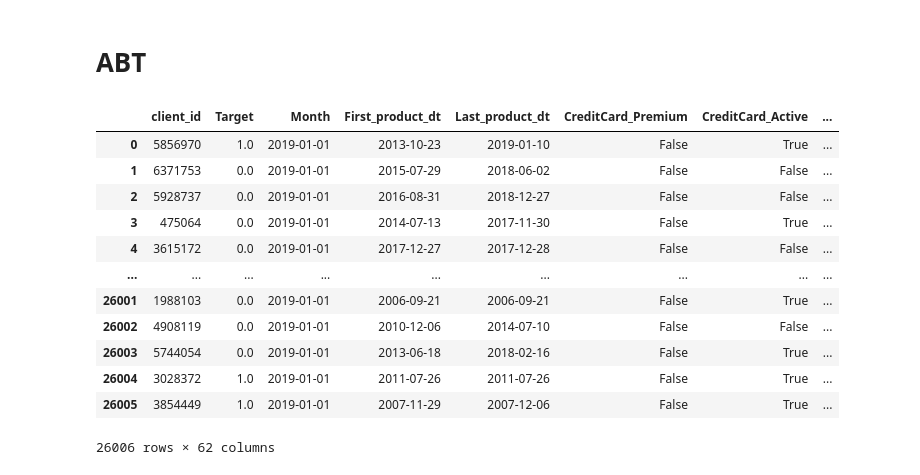
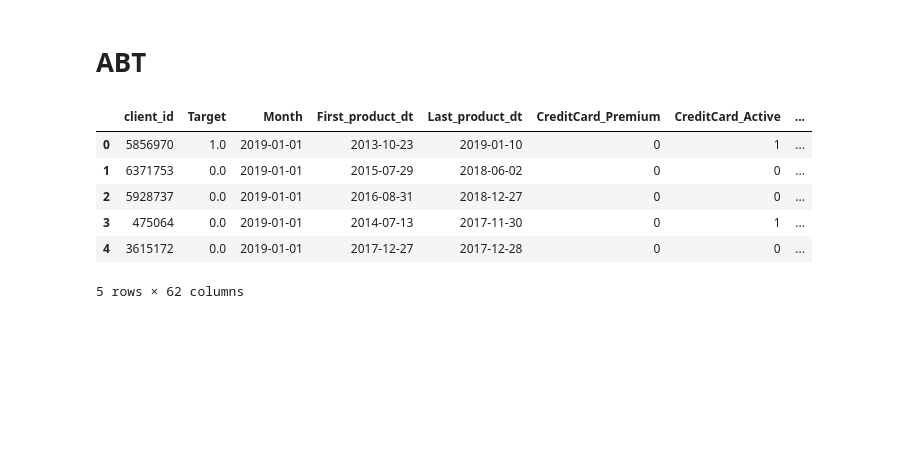
Before and after one commit to juancuiule/ml-utn-2c-2022, a Jupyter notebook: notebook.ipynb, the cells around one changed output. Cells and saved outputs as stored; diff of their text form; code cells hidden in the pictures; blank space fills up the shorter version.

```diff
--- a/notebook.ipynb
+++ b/notebook.ipynb
@@ -701,21 +701,17 @@ aggregate_df.head()
 # %% [markdown]
 # ABT
 # %%
-clients \
+abt = clients \
     .merge(identity_df, on='client_id') \
     .merge(transform_df, on='client_id') \
     .merge(aggregate_df, on='client_id')
+abt = abt.replace({True: 1, False: 0})
+abt.head()
 # %% [output]
 |  | client_id | Target | Month | First_product_dt | Last_product_dt | CreditCard_Premium | CreditCard_Active | ... |
-| 0 | 5856970 | 1.0 | 2019-01-01 | 2013-10-23 | 2019-01-10 | False | True | ... |
-| 1 | 6371753 | 0.0 | 2019-01-01 | 2015-07-29 | 2018-06-02 | False | False | ... |
-| 2 | 5928737 | 0.0 | 2019-01-01 | 2016-08-31 | 2018-12-27 | False | False | ... |
-| 3 | 475064 | 0.0 | 2019-01-01 | 2014-07-13 | 2017-11-30 | False | True | ... |
-| 4 | 3615172 | 0.0 | 2019-01-01 | 2017-12-27 | 2017-12-28 | False | False | ... |
-| ... | ... | ... | ... | ... | ... | ... | ... | ... |
-| 26001 | 1988103 | 0.0 | 2019-01-01 | 2006-09-21 | 2006-09-21 | False | True | ... |
-| 26002 | 4908119 | 0.0 | 2019-01-01 | 2010-12-06 | 2014-07-10 | False | False | ... |
-| 26003 | 5744054 | 0.0 | 2019-01-01 | 2013-06-18 | 2018-02-16 | False | True | ... |
-| 26004 | 3028372 | 1.0 | 2019-01-01 | 2011-07-26 | 2011-07-26 | False | True | ... |
-| 26005 | 3854449 | 1.0 | 2019-01-01 | 2007-11-29 | 2007-12-06 | False | True | ... |
+| 0 | 5856970 | 1.0 | 2019-01-01 | 2013-10-23 | 2019-01-10 | 0 | 1 | ... |
+| 1 | 6371753 | 0.0 | 2019-01-01 | 2015-07-29 | 2018-06-02 | 0 | 0 | ... |
+| 2 | 5928737 | 0.0 | 2019-01-01 | 2016-08-31 | 2018-12-27 | 0 | 0 | ... |
+| 3 | 475064 | 0.0 | 2019-01-01 | 2014-07-13 | 2017-11-30 | 0 | 1 | ... |
+| 4 | 3615172 | 0.0 | 2019-01-01 | 2017-12-27 | 2017-12-28 | 0 | 0 | ... |
-26006 rows × 62 columns
+5 rows × 62 columns
```
